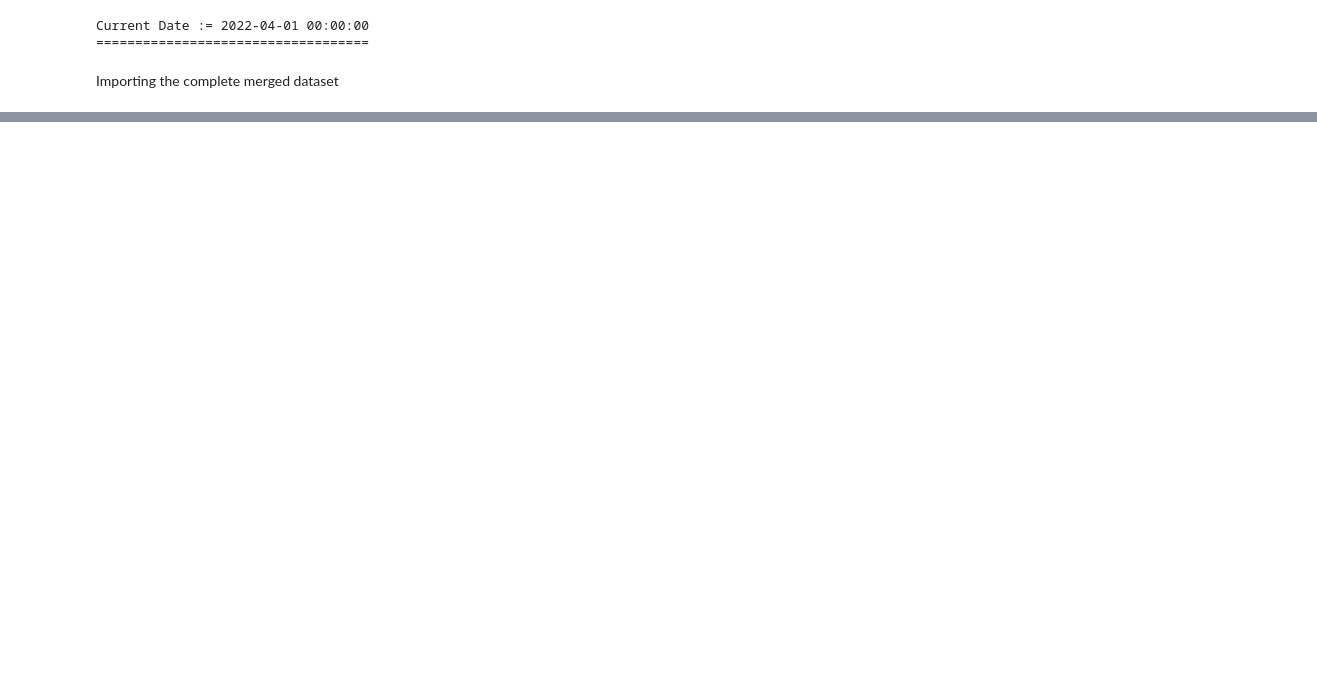
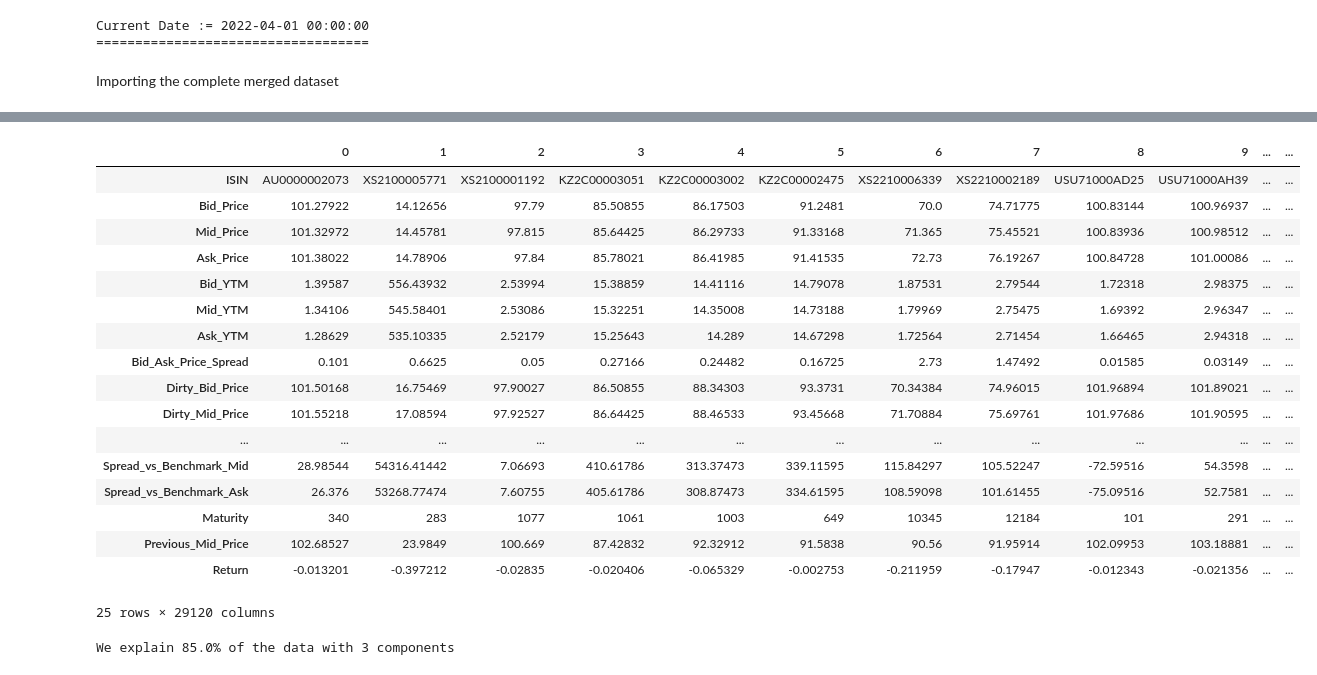
Before and after one commit to PaulaLuisaDroeghoff/COMP0047Data, a Jupyter notebook: PaulaDataVisualization.ipynb, the cells around one changed output, grey strips where cells are left out. Cells and saved outputs as stored; diff of their text form; code cells hidden in the pictures; blank space fills up the shorter version.

```diff
--- a/PaulaDataVisualization.ipynb
+++ b/PaulaDataVisualization.ipynb
@@ -55,0 +180,33 @@ Index(['ISIN', 'CUSIP', 'Ticker', 'Short_name_of_Issuer', 'Currency',
+# %%
+col_names = [
+    'ISIN', 'Bid_Price', 'Mid_Price', 'Ask_Price', 'Bid_YTM', 'Mid_YTM',
+       'Ask_YTM', 'Bid_Ask_Price_Spread', 'Dirty_Bid_Price', 'Dirty_Mid_Price',
+       'Dirty_Ask_Price', 'Bid_Ask_Yield_Spread', 'Bid_Macaulay_Duration',
+       'Mid_Macaulay_Duration', 'Bid_Modified_Duration', 'Bid_Convexity',
+       'Mid_Convexity', 'Ask_Convexity', 'Mid_Z_Spread',
+       'Spread_vs_Benchmark_Bid', 'Spread_vs_Benchmark_Mid',
+       'Spread_vs_Benchmark_Ask', 'Maturity', 'Previous_Mid_Price', 'Return'
+]
+
+feats = numeric_bond_data[col_names].copy().dropna().reset_index(drop=True)
+
+feats.T
+# %% [output]
+|  | 0 | 1 | 2 | 3 | 4 | 5 | 6 | 7 | 8 | 9 | ... | ... |
+| ISIN | AU0000002073 | XS2100005771 | XS2100001192 | KZ2C00003051 | KZ2C00003002 | KZ2C00002475 | XS2210006339 | XS2210002189 | USU71000AD25 | USU71000AH39 | ... | ... |
+| Bid_Price | 101.27922 | 14.12656 | 97.79 | 85.50855 | 86.17503 | 91.2481 | 70.0 | 74.71775 | 100.83144 | 100.96937 | ... | ... |
+| Mid_Price | 101.32972 | 14.45781 | 97.815 | 85.64425 | 86.29733 | 91.33168 | 71.365 | 75.45521 | 100.83936 | 100.98512 | ... | ... |
+| Ask_Price | 101.38022 | 14.78906 | 97.84 | 85.78021 | 86.41985 | 91.41535 | 72.73 | 76.19267 | 100.84728 | 101.00086 | ... | ... |
+| Bid_YTM | 1.39587 | 556.43932 | 2.53994 | 15.38859 | 14.41116 | 14.79078 | 1.87531 | 2.79544 | 1.72318 | 2.98375 | ... | ... |
+| Mid_YTM | 1.34106 | 545.58401 | 2.53086 | 15.32251 | 14.35008 | 14.73188 | 1.79969 | 2.75475 | 1.69392 | 2.96347 | ... | ... |
+| Ask_YTM | 1.28629 | 535.10335 | 2.52179 | 15.25643 | 14.289 | 14.67298 | 1.72564 | 2.71454 | 1.66465 | 2.94318 | ... | ... |
+| Bid_Ask_Price_Spread | 0.101 | 0.6625 | 0.05 | 0.27166 | 0.24482 | 0.16725 | 2.73 | 1.47492 | 0.01585 | 0.03149 | ... | ... |
+| Dirty_Bid_Price | 101.50168 | 16.75469 | 97.90027 | 86.50855 | 88.34303 | 93.3731 | 70.34384 | 74.96015 | 101.96894 | 101.89021 | ... | ... |
+| Dirty_Mid_Price | 101.55218 | 17.08594 | 97.92527 | 86.64425 | 88.46533 | 93.45668 | 71.70884 | 75.69761 | 101.97686 | 101.90595 | ... | ... |
+| ... | ... | ... | ... | ... | ... | ... | ... | ... | ... | ... | ... | ... |
+| Spread_vs_Benchmark_Mid | 28.98544 | 54316.41442 | 7.06693 | 410.61786 | 313.37473 | 339.11595 | 115.84297 | 105.52247 | -72.59516 | 54.3598 | ... | ... |
+| Spread_vs_Benchmark_Ask | 26.376 | 53268.77474 | 7.60755 | 405.61786 | 308.87473 | 334.61595 | 108.59098 | 101.61455 | -75.09516 | 52.7581 | ... | ... |
+| Maturity | 340 | 283 | 1077 | 1061 | 1003 | 649 | 10345 | 12184 | 101 | 291 | ... | ... |
+| Previous_Mid_Price | 102.68527 | 23.9849 | 100.669 | 87.42832 | 92.32912 | 91.5838 | 90.56 | 91.95914 | 102.09953 | 103.18881 | ... | ... |
+| Return | -0.013201 | -0.397212 | -0.02835 | -0.020406 | -0.065329 | -0.002753 | -0.211959 | -0.17947 | -0.012343 | -0.021356 | ... | ... |
+25 rows × 29120 columns
@@ -55,0 +216,7 @@ Index(['ISIN', 'CUSIP', 'Ticker', 'Short_name_of_Issuer', 'Currency',
+# %%
+thresh = 0.85
+pcatest = PCA(0.85).fit_transform(scaled)
+rows = pcatest.shape[1]
+print(f"We explain {100*thresh}% of the data with {rows} components")
+# %% [output]
+We explain 85.0% of the data with 3 components
```
Also changed, not shown: parts of 22 cells of this notebook.
